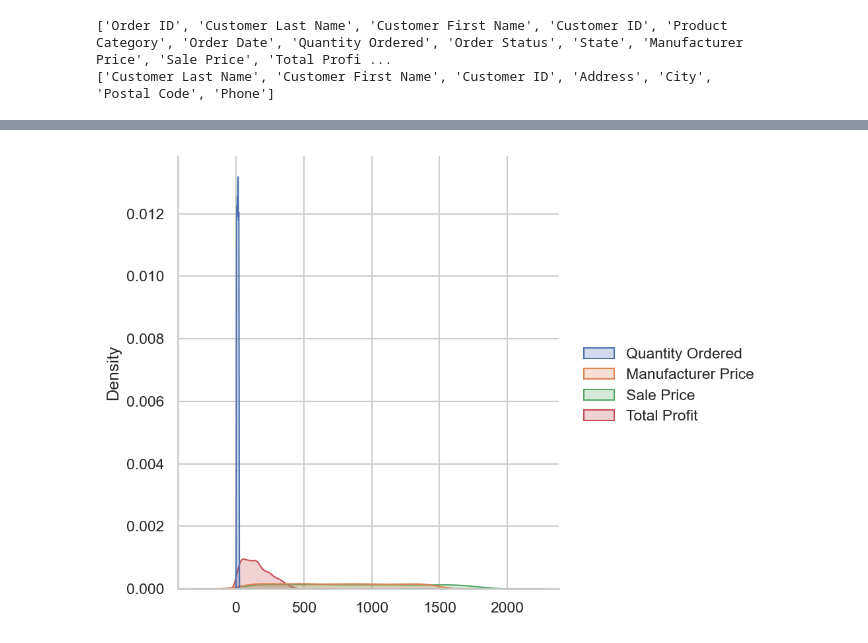
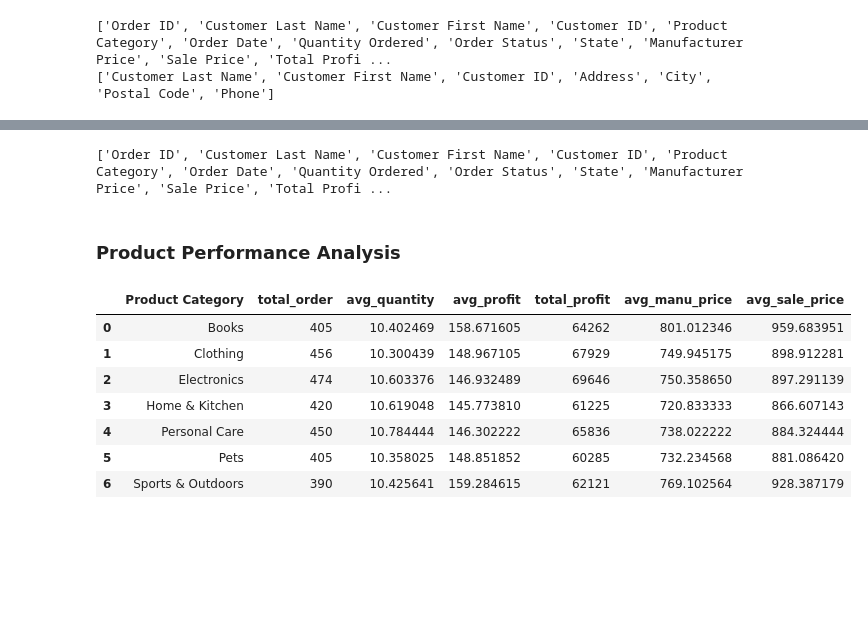
Before and after one commit to hlnetr21354/Future-Retail-Business-Case-Analysis, a Jupyter notebook: notebook/Future_Retail_Data_Cleaning_EDA.ipynb, the cells around one changed output, grey strips where cells are left out. Saved outputs shown, nothing was run; the diff lists cells and outputs as text; code cells hidden in the pictures; blank space fills up the shorter version.

```diff
--- a/notebook/Future_Retail_Data_Cleaning_EDA.ipynb
+++ b/notebook/Future_Retail_Data_Cleaning_EDA.ipynb
@@ -344,6 +329,25 @@ plt.show()
-# %%
-# Học rồi xóad
-
-for i, cols ine
-# %% [output]
-[figure, removed]
+# %%
+print(sale_df.columns.to_list())
+# %% [output]
+['Order ID', 'Customer Last Name', 'Customer First Name', 'Customer ID', 'Product Category', 'Order Date', 'Quantity Ordered', 'Order Status', 'State', 'Manufacturer Price', 'Sale Price', 'Total Profi ...
+# %% [markdown]
+### Product Performance Analysis
+# %%
+product_agg = sale_df.groupby('Product Category').agg(
+    total_order = ('Order ID', 'nunique'),
+    avg_quantity = ('Quantity Ordered', 'mean'),
+    avg_profit = ('Total Profit', 'mean'),
+    total_profit = ('Total Profit', 'sum'),
+    avg_manu_price = ('Manufacturer Price', 'mean'),
+    avg_sale_price = ('Sale Price', 'mean')
+).reset_index()
+product_agg
+# %% [output]
+|  | Product Category | total_order | avg_quantity | avg_profit | total_profit | avg_manu_price | avg_sale_price |
+| 0 | Books | 405 | 10.402469 | 158.671605 | 64262 | 801.012346 | 959.683951 |
+| 1 | Clothing | 456 | 10.300439 | 148.967105 | 67929 | 749.945175 | 898.912281 |
+| 2 | Electronics | 474 | 10.603376 | 146.932489 | 69646 | 750.358650 | 897.291139 |
+| 3 | Home & Kitchen | 420 | 10.619048 | 145.773810 | 61225 | 720.833333 | 866.607143 |
+| 4 | Personal Care | 450 | 10.784444 | 146.302222 | 65836 | 738.022222 | 884.324444 |
+| 5 | Pets | 405 | 10.358025 | 148.851852 | 60285 | 732.234568 | 881.086420 |
+| 6 | Sports & Outdoors | 390 | 10.425641 | 159.284615 | 62121 | 769.102564 | 928.387179 |
```
Also changed, not shown: parts of 5 cells of this notebook.
